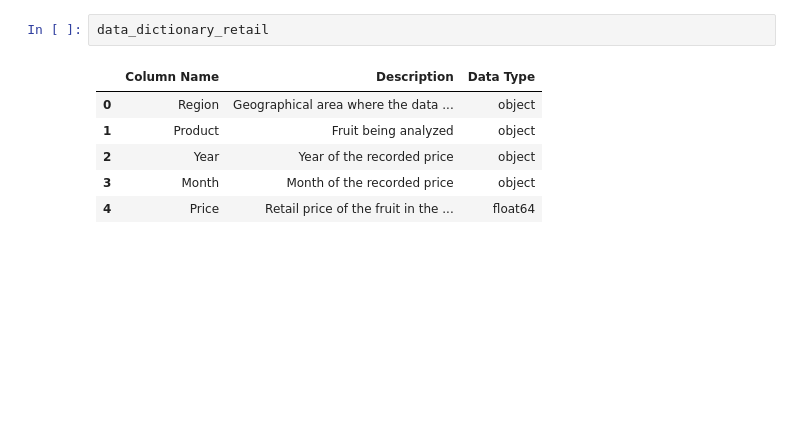
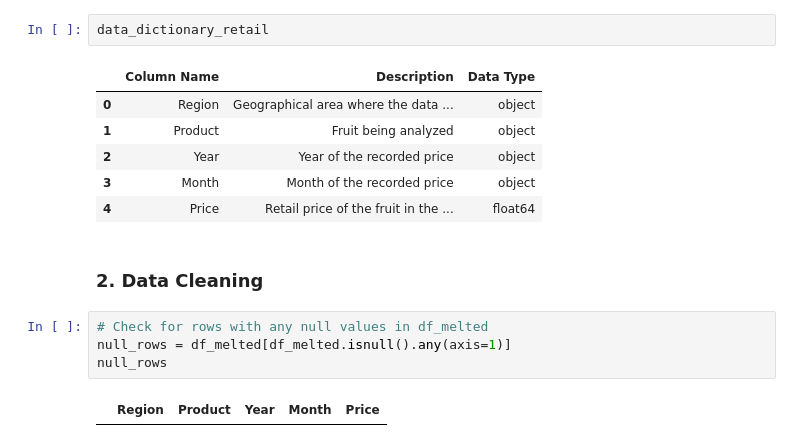
Before and after one commit to RRENN02/Prelims-PH_FruitRetail, a Jupyter notebook: fruit_retail.ipynb, the cells around one changed output. Saved outputs shown, nothing was run; the diff lists cells and outputs as text; blank space fills up the shorter version.

Commit message:
data cleaning

```diff
--- a/fruit_retail.ipynb
+++ b/fruit_retail.ipynb
@@ -206,3 +206,11 @@ data_dictionary_retail
 | 2 | Year | Year of the recorded price | object |
 | 3 | Month | Month of the recorded price | object |
 | 4 | Price | Retail price of the fruit in the ... | float64 |
+# %% [markdown]
+### 2. Data Cleaning
+# %%
+# Check for rows with any null values in df_melted
+null_rows = df_melted[df_melted.isnull().any(axis=1)]
+null_rows
+# %% [output]
+|  | Region | Product | Year | Month | Price |
```
Also changed, not shown: parts of 3 cells of this notebook.
